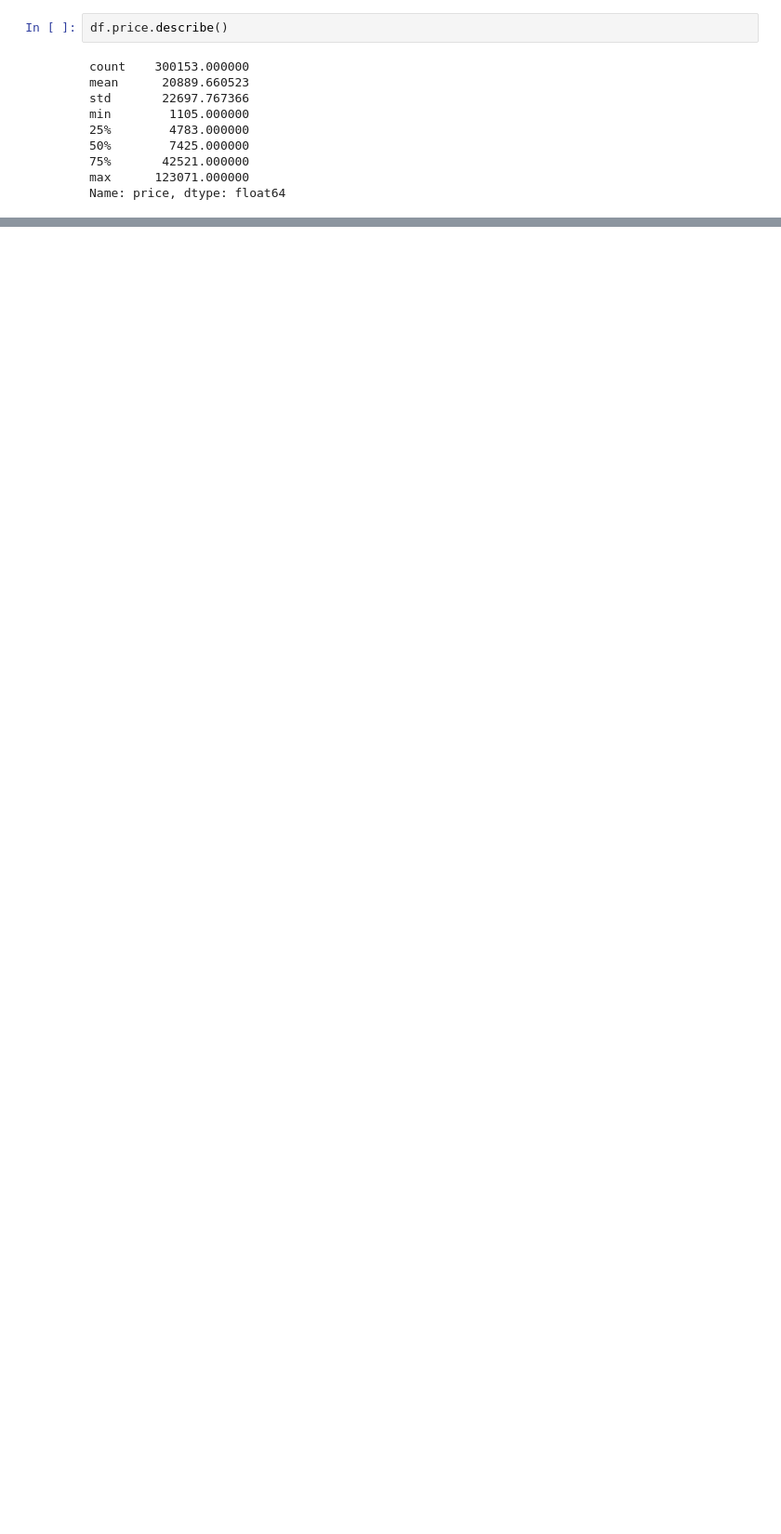
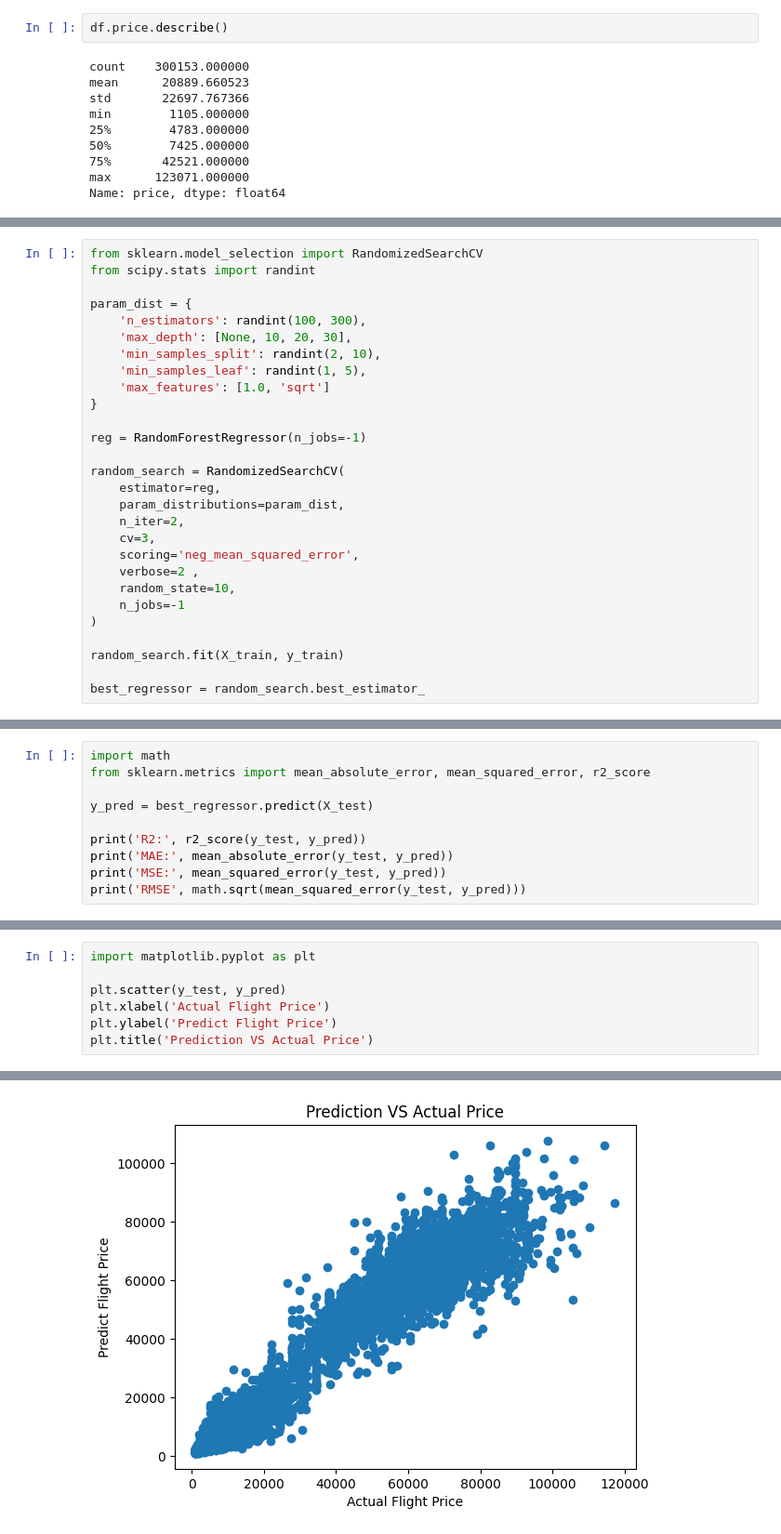
Before and after one commit to oktavianus-ml/Flight-Price-Prediction-, a Jupyter notebook: main.ipynb, the cells around one changed output, grey strips where cells are left out. Shown at 93% size. Drawn from its saved outputs; the diff is of its cells as text; blank space fills up the shorter version.

Commit message:
RandomForestRegressor Training

```diff
--- a/main.ipynb
+++ b/main.ipynb
@@ -220,0 +272,28 @@ NameError: name 'rf' is not defined
+# %%
+from sklearn.model_selection import RandomizedSearchCV
+from scipy.stats import randint
+
+param_dist = {
+    'n_estimators': randint(100, 300),
+    'max_depth': [None, 10, 20, 30],
+    'min_samples_split': randint(2, 10),
+    'min_samples_leaf': randint(1, 5),
+    'max_features': [1.0, 'sqrt']
+}
+
+reg = RandomForestRegressor(n_jobs=-1)
+
+random_search = RandomizedSearchCV(
+    estimator=reg,
+    param_distributions=param_dist,
+    n_iter=2,
+    cv=3,
+    scoring='neg_mean_squared_error',
+    verbose=2 ,
+    random_state=10,
+    n_jobs=-1
+)
+
+random_search.fit(X_train, y_train)
+
+best_regressor = random_search.best_estimator_
@@ -220,0 +306,10 @@ NameError: name 'rf' is not defined
+# %%
+import math
+from sklearn.metrics import mean_absolute_error, mean_squared_error, r2_score
+
+y_pred = best_regressor.predict(X_test)
+
+print('R2:', r2_score(y_test, y_pred))
+print('MAE:', mean_absolute_error(y_test, y_pred))
+print('MSE:', mean_squared_error(y_test, y_pred))
+print('RMSE', math.sqrt(mean_squared_error(y_test, y_pred)))
@@ -220,0 +321,8 @@ NameError: name 'rf' is not defined
+# %%
+import matplotlib.pyplot as plt
+
+plt.scatter(y_test, y_pred)
+plt.xlabel('Actual Flight Price')
+plt.ylabel('Predict Flight Price')
+plt.title('Prediction VS Actual Price')
+# %% [output]
@@ -220,0 +330 @@ NameError: name 'rf' is not defined
+[figure, added]
```
Also changed, not shown: parts of 12 cells of this notebook, 1 other file.
